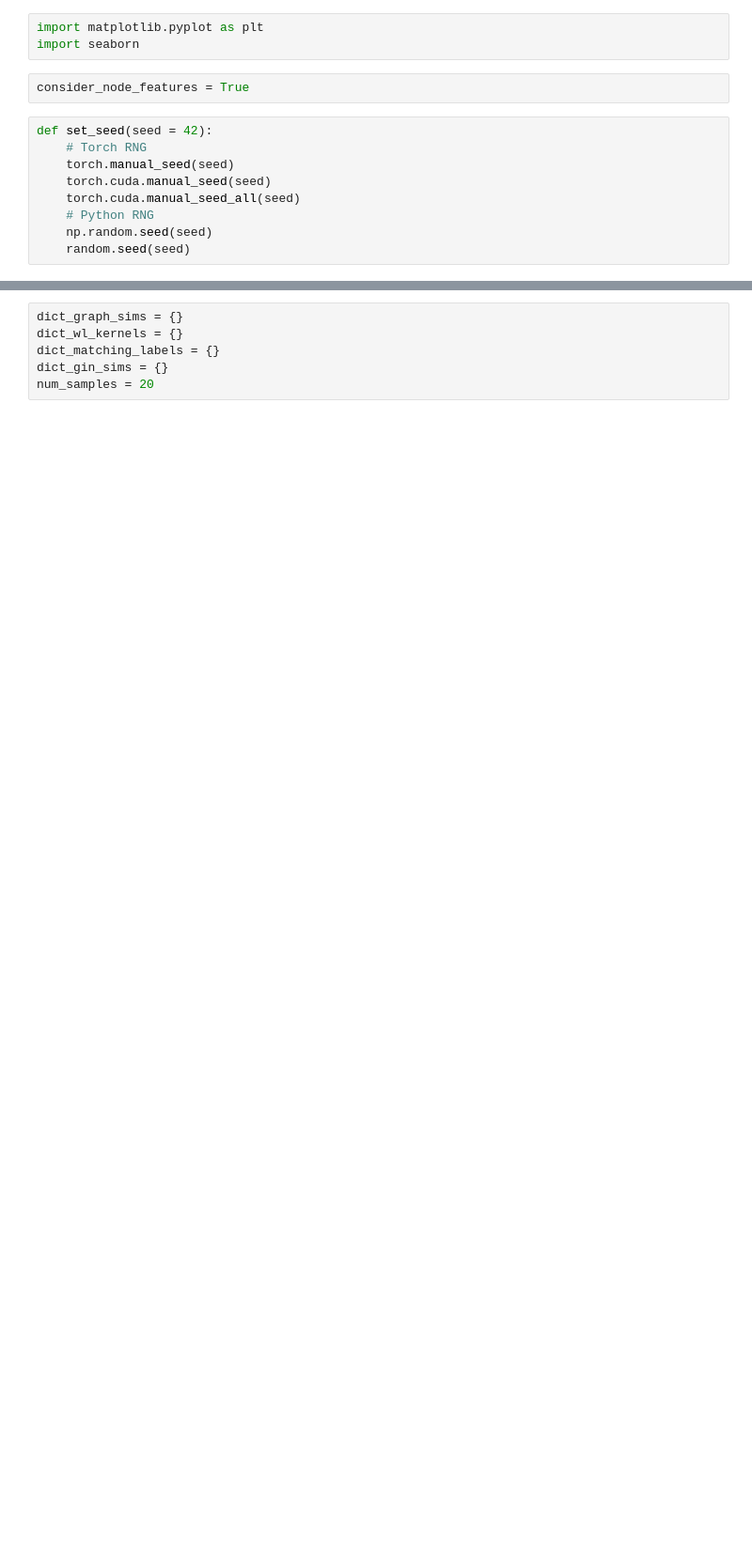
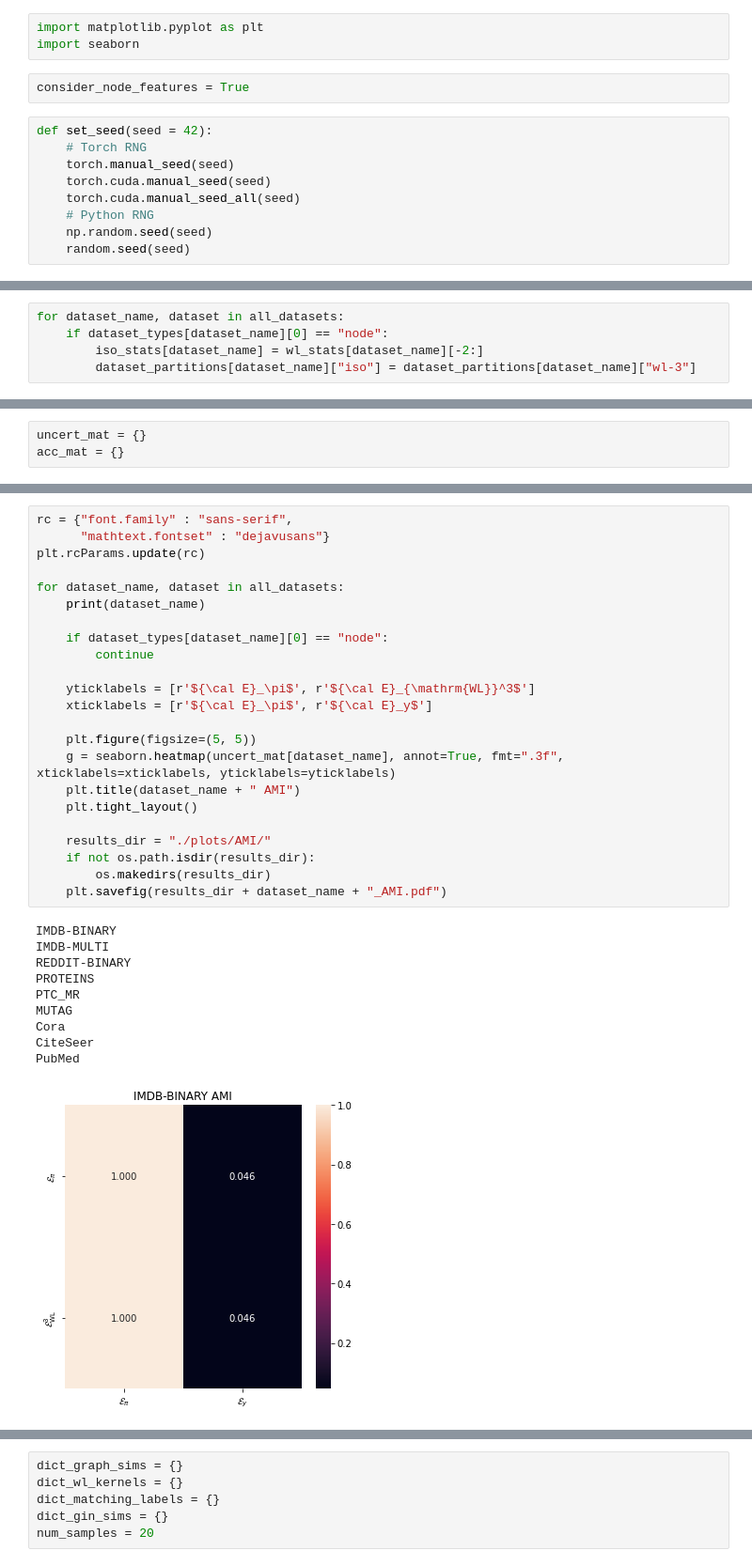
Before and after one commit to ArjunSubramonian/wl-test-exploration, a Jupyter notebook: graph-benchmark-exploration.ipynb, the cells around one changed output, grey strips where cells are left out. Shown at 94% size. Saved outputs shown, nothing was run; the diff lists cells and outputs as text; blank space fills up the shorter version.

```diff
--- a/graph-benchmark-exploration.ipynb
+++ b/graph-benchmark-exploration.ipynb
@@ -364,0 +533,5 @@ predictive accuracy for labels: 97.48427672955975
+# %%
+for dataset_name, dataset in all_datasets:
+    if dataset_types[dataset_name][0] == "node":
+        iso_stats[dataset_name] = wl_stats[dataset_name][-2:]
+        dataset_partitions[dataset_name]["iso"] = dataset_partitions[dataset_name]["wl-3"]
@@ -364,0 +605,3 @@ predictive accuracy for labels: 97.48427672955975
+# %%
+uncert_mat = {}
+acc_mat = {}
@@ -364,0 +653,34 @@ predictive accuracy for labels: 97.48427672955975
+# %%
+rc = {"font.family" : "sans-serif",
+      "mathtext.fontset" : "dejavusans"}
+plt.rcParams.update(rc)
+
+for dataset_name, dataset in all_datasets:
+    print(dataset_name)
+
+    if dataset_types[dataset_name][0] == "node":
+        continue
+
+    yticklabels = [r'${\cal E}_\pi$', r'${\cal E}_{\mathrm{WL}}^3$']
+    xticklabels = [r'${\cal E}_\pi$', r'${\cal E}_y$']
+
+    plt.figure(figsize=(5, 5))
+    g = seaborn.heatmap(uncert_mat[dataset_name], annot=True, fmt=".3f", xticklabels=xticklabels, yticklabels=yticklabels)
+    plt.title(dataset_name + " AMI")
+    plt.tight_layout()
+
+    results_dir = "./plots/AMI/"
+    if not os.path.isdir(results_dir):
+        os.makedirs(results_dir)
+    plt.savefig(results_dir + dataset_name + "_AMI.pdf")
+# %% [output]
+IMDB-BINARY
+IMDB-MULTI
+REDDIT-BINARY
+PROTEINS
+PTC_MR
+MUTAG
+Cora
+CiteSeer
+PubMed
+[figure, added]
```
Also changed, not shown: parts of 45 cells of this notebook, 1 other file.
